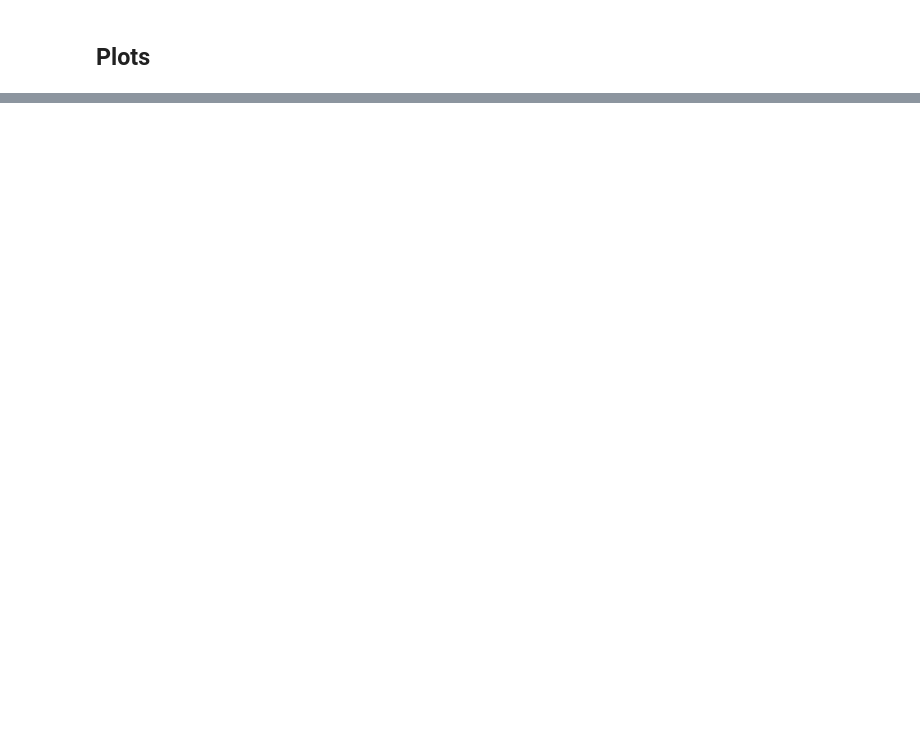
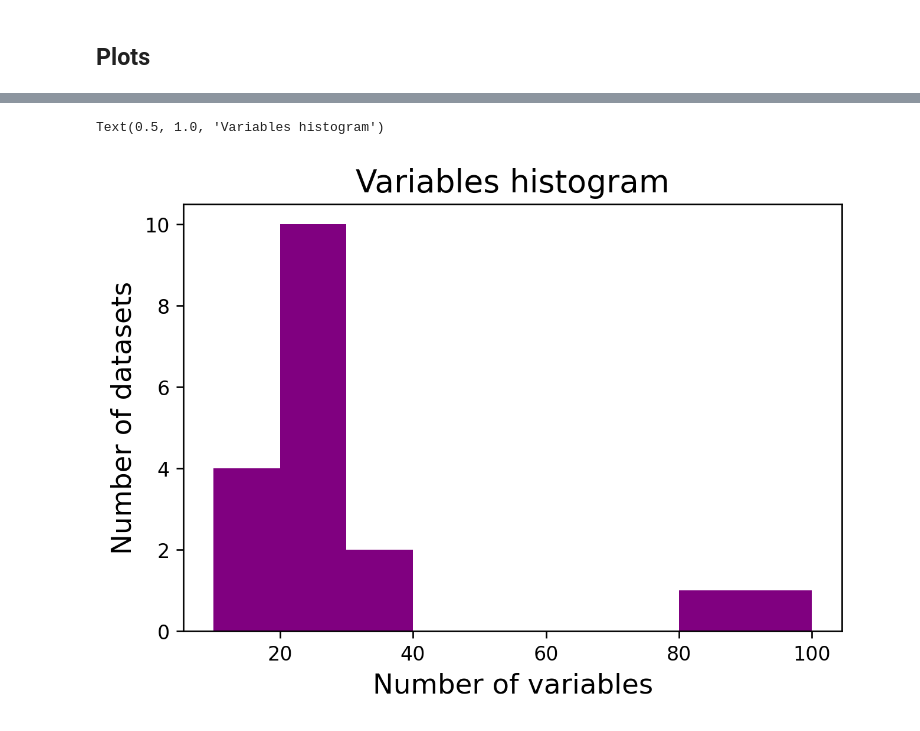
Before and after one commit to Barbarioli/sociome, a Jupyter notebook: eda/eda.ipynb, the cells around one changed output, grey strips where cells are left out. Cells and saved outputs as stored; diff of their text form; code cells hidden in the pictures; blank space fills up the shorter version.

```diff
--- a/eda/eda.ipynb
+++ b/eda/eda.ipynb
@@ -1553,0 +1904,9 @@ ax.legend()
+# %%
+plt.figure(dpi=240)
+plt.hist(variables, bins=np.arange(variables.min(), variables.max()+1, 10), color = 'purple')
+plt.xlabel('Number of variables', size = 14)
+plt.ylabel('Number of datasets', size = 14)
+plt.title('Variables histogram', size = 16)
+# %% [output]
+Text(0.5, 1.0, 'Variables histogram')
+[figure, added]
```
Also changed, not shown: parts of 101 cells of this notebook.
